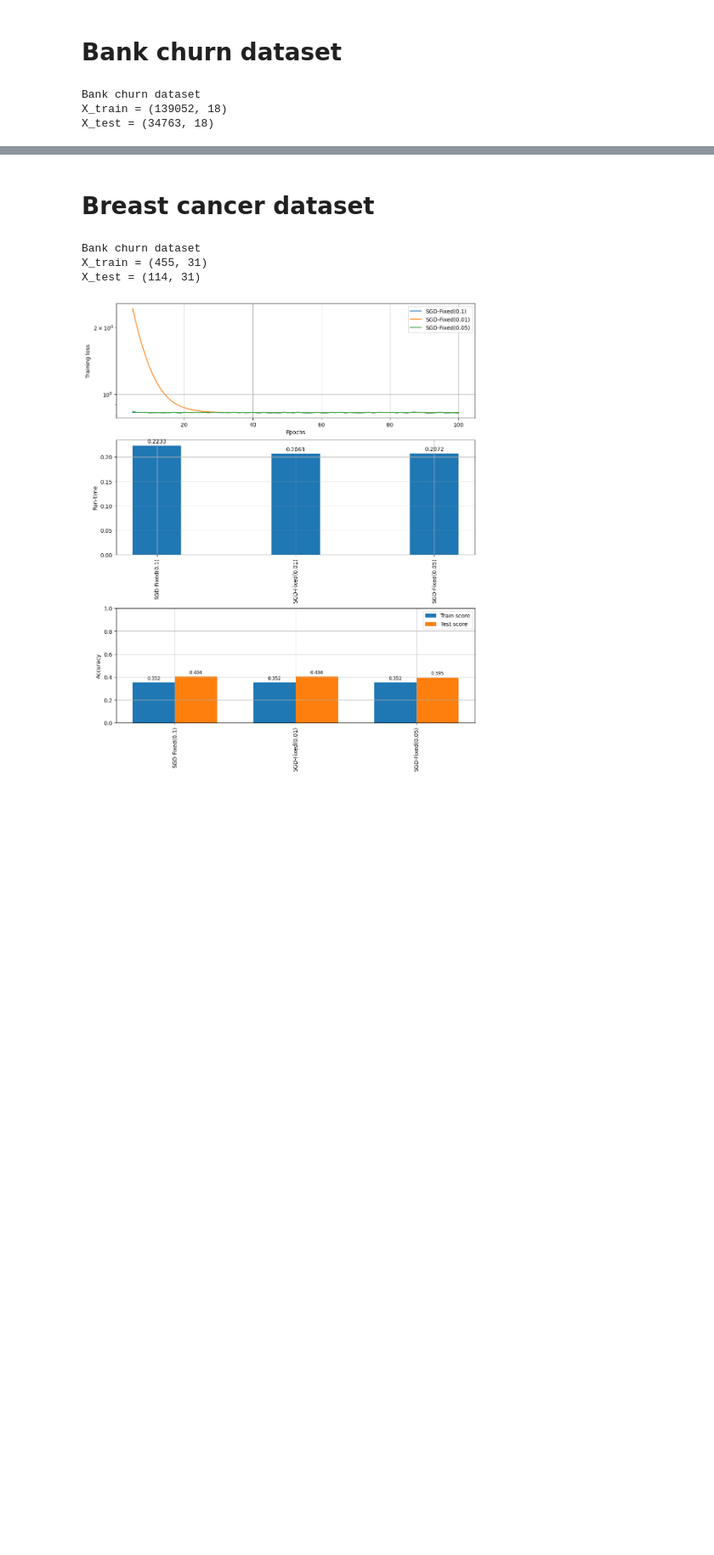
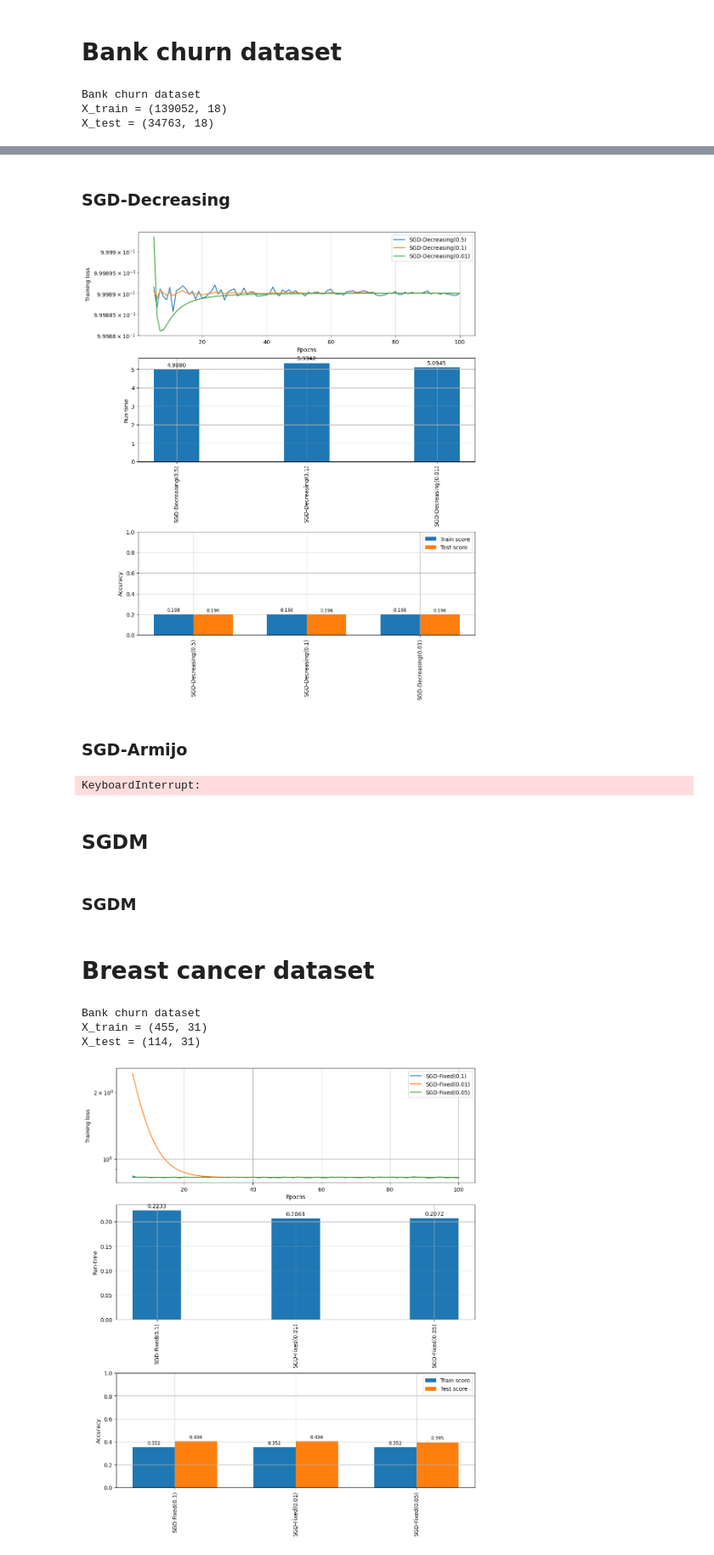
Before and after one commit to david-inf/SGD-and-LS, a Jupyter notebook: py/main.ipynb, the cells around one changed output, grey strips where cells are left out. Shown at 85% size. Drawn from its saved outputs; the diff is of its cells as text; code cells hidden in the pictures; blank space fills up the shorter version.

```diff
--- a/py/main.ipynb
+++ b/py/main.ipynb
@@ -99,3 +136,30 @@ test_plots(models1_data2)
+# %% [markdown]
+### SGD-Decreasing
+# %%
+sgd_decre2_1 = LogisticRegression(solver="SGD-Decreasing", C=1, minibatch=512).fit(w0, X_train_bank, y_train_bank, X_test_bank, y_test_bank, step_size=0.5)
+sgd_decre2_2 = LogisticRegression(solver="SGD-Decreasing", C=1, minibatch=512).fit(w0, X_train_bank, y_train_bank, X_test_bank, y_test_bank, step_size=0.1)
+sgd_decre2_3 = LogisticRegression(solver="SGD-Decreasing", C=1, minibatch=512).fit(w0, X_train_bank, y_train_bank, X_test_bank, y_test_bank, step_size=0.01)
+
+models2_data2 = optim_data([sgd_decre2_1, sgd_decre2_2, sgd_decre2_3])
+# %%
+test_plots(models2_data2)
+# %% [output]
+[figure, added]
+# %% [markdown]
+### SGD-Armijo
+# %%
+sgd_armijo2_1 = LogisticRegression(solver="SGD-Armijo", C=1, minibatch=).fit(w0, X_train_bank, y_train_bank, X_test_bank, y_test_bank, step_size=0.1)
+#sgd_armijo2_2 = LogisticRegression(solver="SGD-Armijo", C=1, minibatch=128).fit(w0, X_train_bank, y_train_bank, X_test_bank, y_test_bank, step_size=0.01)
+#sgd_armijo2_3 = LogisticRegression(solver="SGD-Armijo", C=1, minibatch=128).fit(w0, X_train_bank, y_train_bank, X_test_bank, y_test_bank, step_size=0.001)
+# regolarizzazione massima, altrimenti ci impiega troppo per l'esecuzione
+
+models3_data2 = optim_data([sgd_armijo2_1, sgd_armijo2_2, sgd_armijo2_3])
+# %% [output]
+KeyboardInterrupt:
+# %% [markdown]
+## SGDM
+# %% [markdown]
+### SGDM
 # %% [markdown]
 # Breast cancer dataset
 # %%
```
Also changed, not shown: parts of 17 cells of this notebook, 7 other files.
